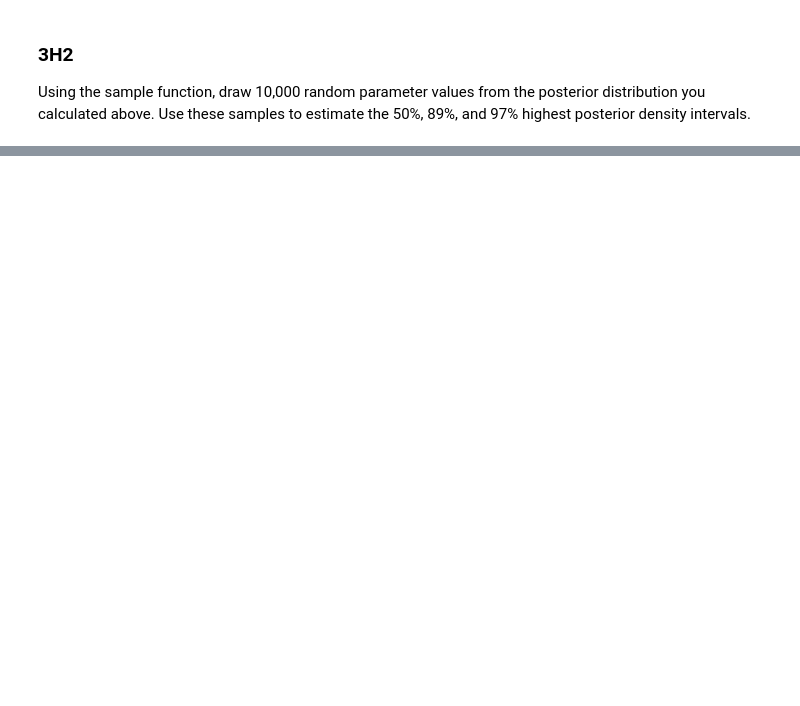
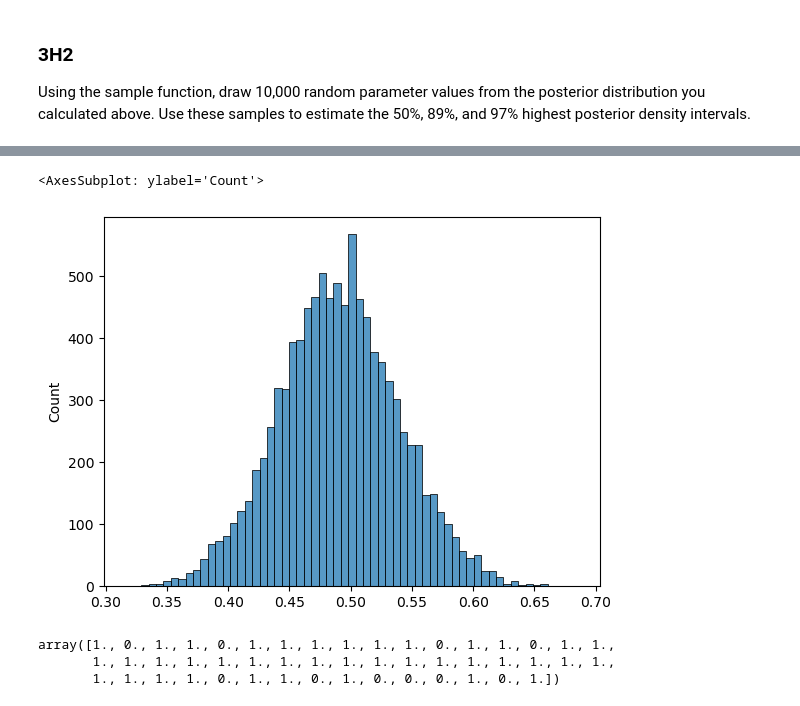
Before and after one commit to RHilly86/statistical_rethinking_notes, a Jupyter notebook: Chapter 3 - Sampling from the Imaginary.ipynb, the cells around one changed output, grey strips where cells are left out. Drawn from its saved outputs; the diff is of its cells as text; code cells hidden in the pictures; blank space fills up the shorter version.

```diff
--- a/Chapter 3 - Sampling from the Imaginary.ipynb
+++ b/Chapter 3 - Sampling from the Imaginary.ipynb
@@ -255,0 +298,19 @@ Use `rbinom()` to simulate 10,000 replicates of 200 births. You should end up wi
+# %%
+# Now, we're interested in simulating the number of 1st borns that were girls
+likelihood = stats.binom.pmf(birth_1.shape - np.sum(birth_1), n=birth_1.shape, p=p_grid_birth)
+posterior_girl = prior * likelihood
+posterior_girl = posterior_girl / posterior_girl.sum()
+# %%
+posterior_girl_samples = np.random.choice(p_grid_birth, p=posterior_girl, size=10_000, replace=True)
+# %%
+sns.histplot(posterior_girl_samples)
+# %% [output]
+<AxesSubplot: ylabel='Count'>
+[figure, added]
+# %%
+followed_female_first_borns = birth_2[np.where(birth_1 == 0)]
+followed_female_first_borns
+# %% [output]
+array([1., 0., 1., 1., 0., 1., 1., 1., 1., 1., 1., 0., 1., 1., 0., 1., 1.,
+       1., 1., 1., 1., 1., 1., 1., 1., 1., 1., 1., 1., 1., 1., 1., 1., 1.,
+       1., 1., 1., 1., 0., 1., 1., 0., 1., 0., 0., 0., 1., 0., 1.])
```
Also changed, not shown: parts of 23 cells of this notebook, 1 other file.
